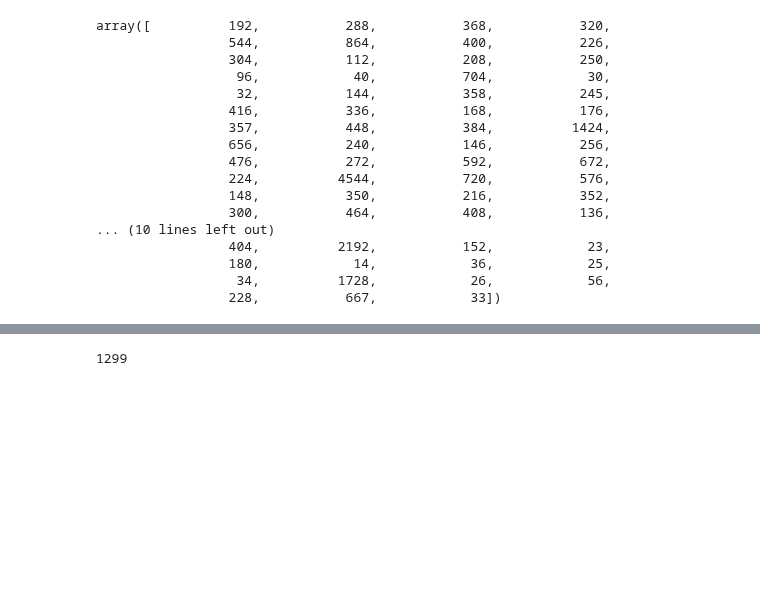
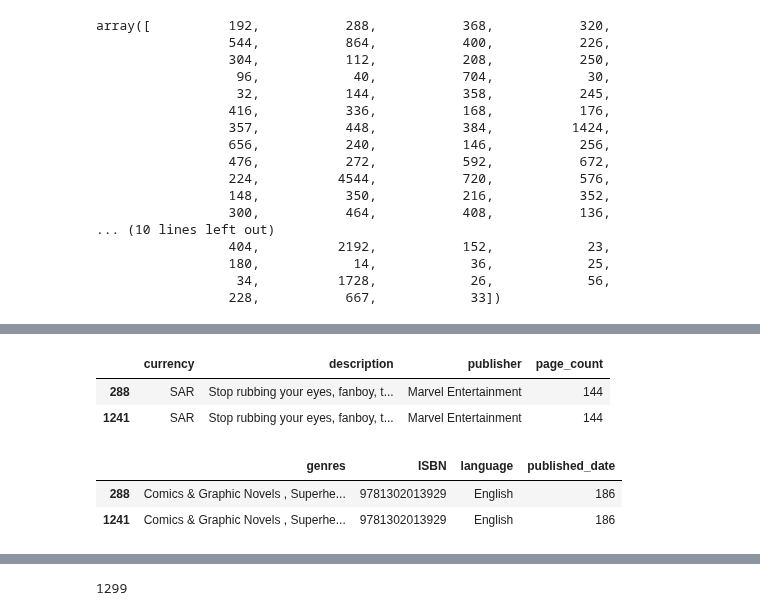
Before and after one commit to bigmikecreates/nlp-practice, a Jupyter notebook: src/notebooks/explore.ipynb, the cells around one changed output, grey strips where cells are left out. Saved outputs shown, nothing was run; the diff lists cells and outputs as text; code cells hidden in the pictures; blank space fills up the shorter version.

```diff
--- a/src/notebooks/explore.ipynb
+++ b/src/notebooks/explore.ipynb
@@ -295,0 +300,5 @@ The total page count is supposed to be 144, confirmed with <a href='https://www.
+# %%
+# Isolating and retrieving pages with ISBN no. '9781302013929' to correct 'page_count' feature
+
+incorrect_page_count = raw_doc_p2.loc[raw_doc_p2['page_count']==9781302013929]
+incorrect_page_count
@@ -295,0 +318,14 @@ The total page count is supposed to be 144, confirmed with <a href='https://www.
+# %%
+incorrect_page_count.loc[:,'page_count'] = 144
+incorrect_page_count
+# %% [output]
+|  | currency | description | publisher | page_count |
+| 288 | SAR | Stop rubbing your eyes, fanboy, t... | Marvel Entertainment | 144 |
+| 1241 | SAR | Stop rubbing your eyes, fanboy, t... | Marvel Entertainment | 144 |
+# %%
+incorrect_isbn.loc[:,'ISBN'] = 9781302013929
+incorrect_isbn
+# %% [output]
+|  | genres | ISBN | language | published_date |
+| 288 | Comics & Graphic Novels , Superhe... | 9781302013929 | English | 186 |
+| 1241 | Comics & Graphic Novels , Superhe... | 9781302013929 | English | 186 |
```
Also changed, not shown: parts of 11 cells of this notebook, 1 other file.
